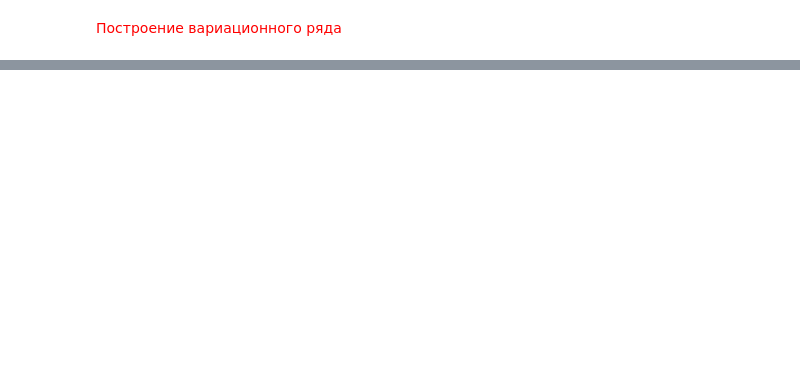
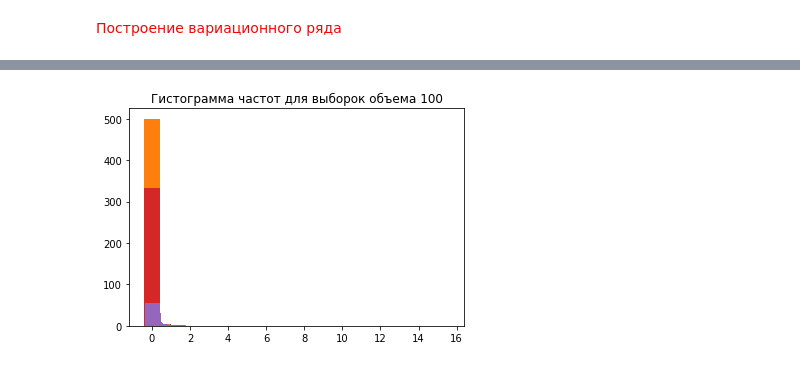
Before and after one commit to DrPopov/Mathematical-statistics, a Jupyter notebook: Dz_2/DZ_2_Expon.ipynb, the cells around one changed output, grey strips where cells are left out. Cells and saved outputs as stored; diff of their text form; code cells hidden in the pictures; blank space fills up the shorter version.

```diff
--- a/Dz_2/DZ_2_Expon.ipynb
+++ b/Dz_2/DZ_2_Expon.ipynb
@@ -377,0 +445,5 @@ f:      1       1       4       1       1       1       1
+# %%
+M = make_vibor_exp(0.8, 100)
+make_expon_gist(100, M)
+# %% [output]
+[figure, added]
```
Also changed, not shown: parts of 16 cells of this notebook, 19 other files.
